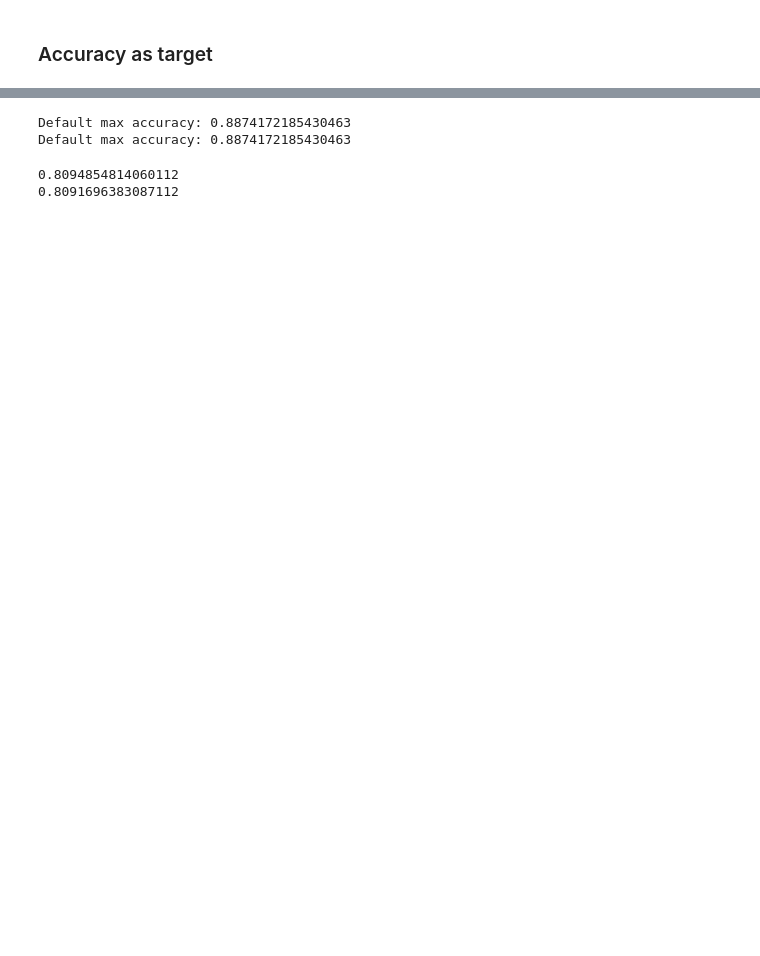
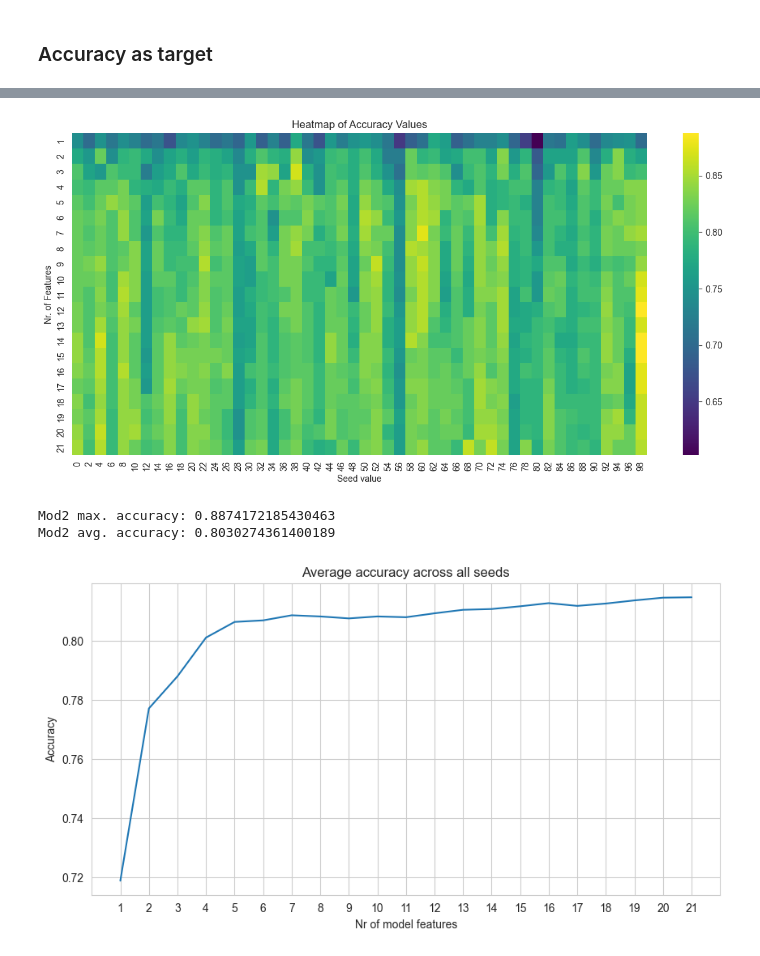
Before and after one commit to dprifer/SF2935__G007, a Jupyter notebook: SVM/SVM model.ipynb, the cells around one changed output, grey strips where cells are left out. Cells and saved outputs as stored; diff of their text form; code cells hidden in the pictures; blank space fills up the shorter version.

```diff
--- a/SVM/SVM model.ipynb
+++ b/SVM/SVM model.ipynb
@@ -610,18 +790,36 @@ plt.show()
-# %%
-max_value_orig = max(max(sub_dict.values()) for sub_dict in accuracy_orig_dict.values())
-max_value_opt = max(max(sub_dict.values()) for sub_dict in accuracy_opt_dict.values())
-
-print(f'Default max accuracy: {max_value_orig}')
-print(f'Default max accuracy: {max_value_opt}')
-# %% [output]
-Default max accuracy: 0.8874172185430463
-Default max accuracy: 0.8874172185430463
-# %%
-average_value_orig = sum(sum(sub_dict.values()) for sub_dict in accuracy_orig_dict.values()) / sum(len(sub_dict) for sub_dict in accuracy_orig_dict.values())
-average_value_opt = sum(sum(sub_dict.values()) for sub_dict in accuracy_opt_dict.values()) / sum(len(sub_dict) for sub_dict in accuracy_opt_dict.values())
-
-print(average_value_orig)
-print(average_value_opt)
-# %% [output]
-0.8094854814060112
-0.8091696383087112
+# %%
+# modified parameters 2
+n_features = sorted(accuracy_mod2_dict.keys())
+seed_nrs = [2 * j for j in range(50)]
+Z = np.array([[accuracy_mod2_dict[n_feature][seed_nr] for n_feature in n_features] for seed_nr in seed_nrs])
+
+# Create a heatmap
+plt.figure(figsize=(12, 6))
+sns.heatmap(Z.T, xticklabels=seed_nrs, yticklabels=n_features, cmap='viridis', annot=False)
+plt.xlabel('Seed value')
+plt.ylabel('Nr. of Features')
+plt.title('Heatmap of Accuracy Values')
+plt.tight_layout()
+plt.show()
+
+max_value_mod2 = max(max(sub_dict.values()) for sub_dict in accuracy_mod2_dict.values())
+average_value_mod2 = sum(sum(sub_dict.values()) for sub_dict in accuracy_mod2_dict.values()) / sum(len(sub_dict) for sub_dict in accuracy_mod2_dict.values())
+print(f'Mod2 max. accuracy: {max_value_mod2}')
+print(f'Mod2 avg. accuracy: {average_value_mod2}')
+
+average_dict = {key: sum(values.values()) / len(values) for key, values in accuracy_mod2_dict.items()}
+keys = list(average_dict.keys())
+values = list(average_dict.values())
+plt.figure(figsize=(10, 5))
+plt.plot(keys, values)
+plt.title('Average accuracy across all seeds')
+plt.xlabel('Nr of model features')
+plt.ylabel('Accuracy')
+plt.grid(True)
+plt.xticks(keys)
+plt.show()
+# %% [output]
+[figure, added]
+Mod2 max. accuracy: 0.8874172185430463
+Mod2 avg. accuracy: 0.8030274361400189
+[figure, added]
```
Also changed, not shown: parts of 29 cells of this notebook.
